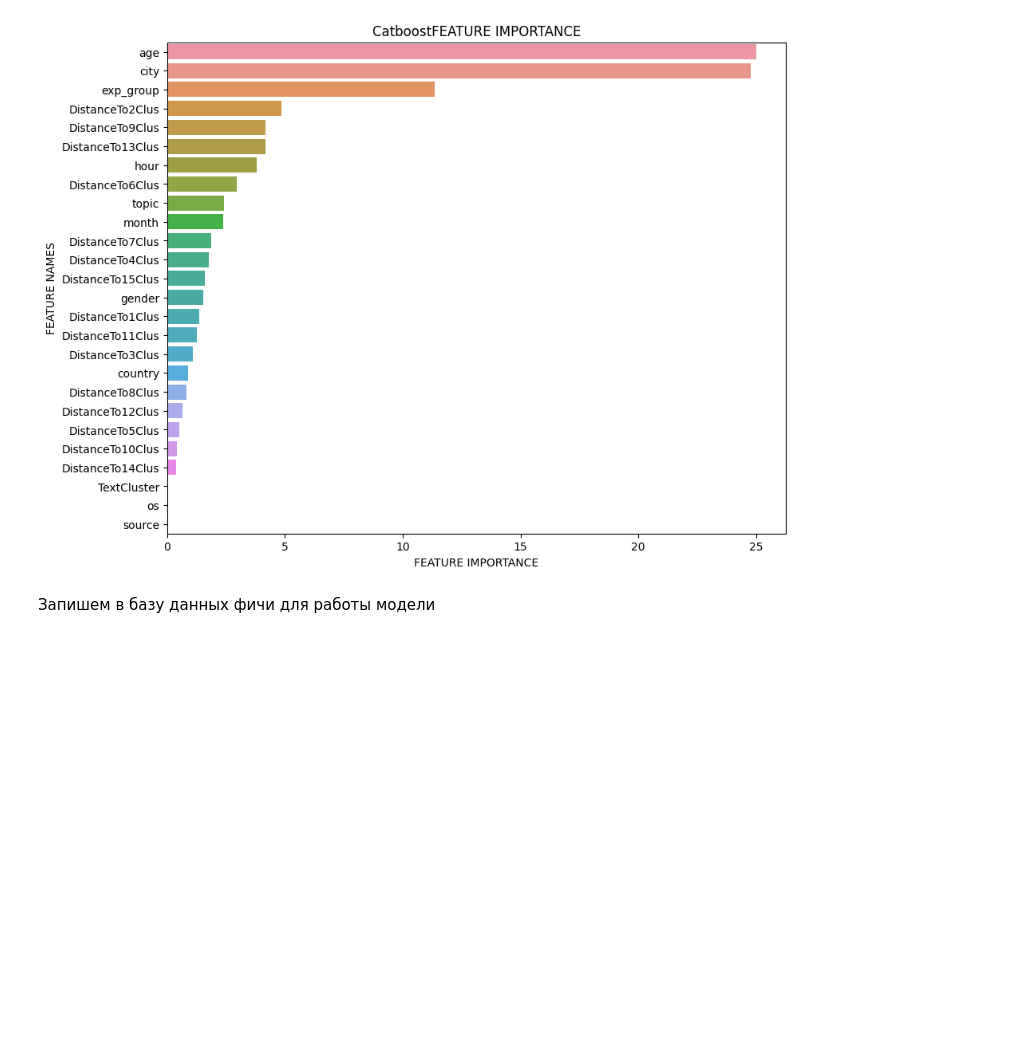
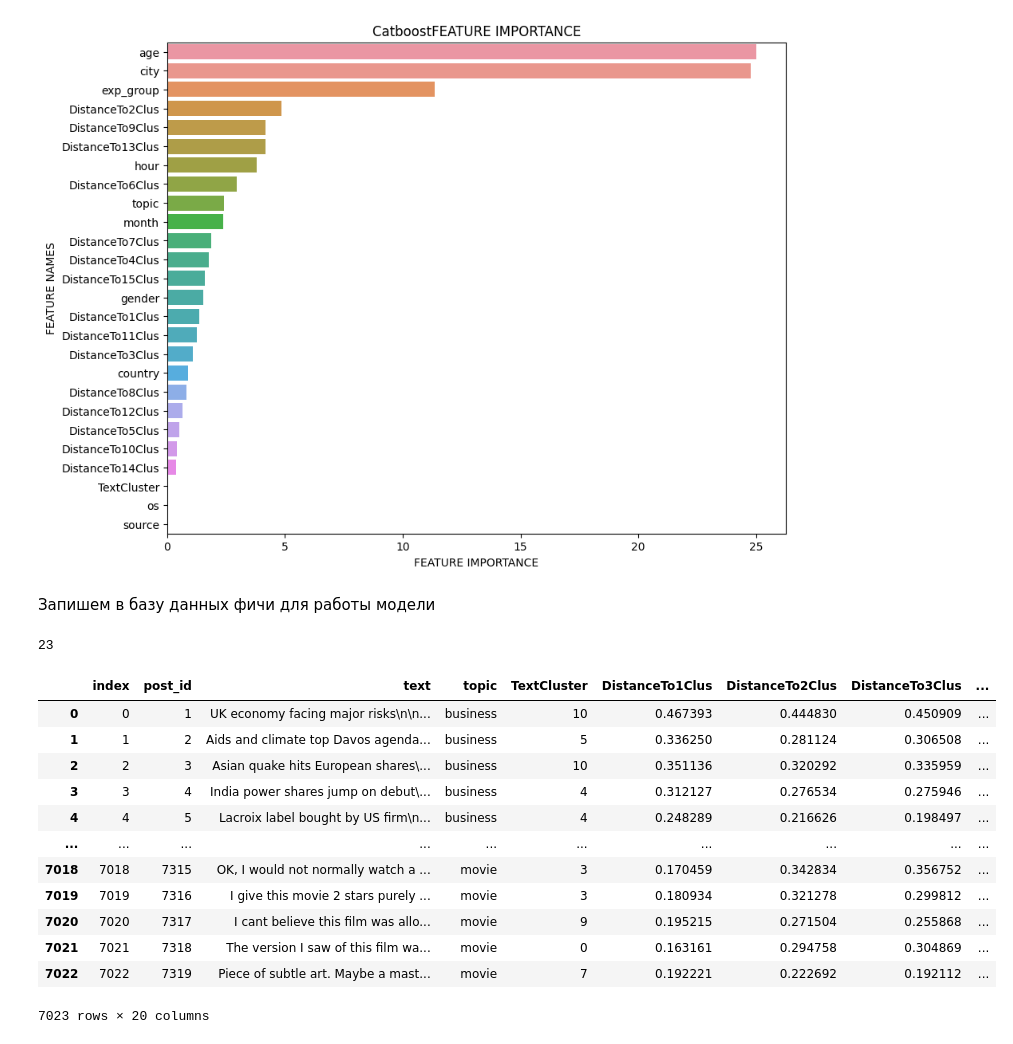
Before and after one commit to Dmitrysw/recom_sys, a Jupyter notebook: Baseline.ipynb, the cells around one changed output. Drawn from its saved outputs; the diff is of its cells as text; code cells hidden in the pictures; blank space fills up the shorter version.

```diff
--- a/Baseline.ipynb
+++ b/Baseline.ipynb
@@ -467,9 +467,32 @@ catboost.save_model(
 Запишем в базу данных фичи для работы модели
 # %%
 posts_info.to_sql(
-   "posts_info_features",
+   "posts_info_features_shat",
     con="postgresql://robot-startml-ro:pheiph0hahj1Vaif@"
-        "postgres.lab.karpov.courses:6432/startml",
-    schema="public",
-    if_exists='replace'
-   )
+        "postgres.lab.karpov.courses:6432/startml")
+# %% [output]
+23
+# %%
+#Тест
+test_ = pd.read_sql(
+    """SELECT * FROM public.posts_info_features_shat""",
+
+    con="postgresql://robot-startml-ro:pheiph0hahj1Vaif@"
+        "postgres.lab.karpov.courses:6432/startml"
+)
+
+test_
+# %% [output]
+|  | index | post_id | text | topic | TextCluster | DistanceTo1Clus | DistanceTo2Clus | DistanceTo3Clus | ... |
+| 0 | 0 | 1 | UK economy facing major risks\n\n... | business | 10 | 0.467393 | 0.444830 | 0.450909 | ... |
+| 1 | 1 | 2 | Aids and climate top Davos agenda... | business | 5 | 0.336250 | 0.281124 | 0.306508 | ... |
+| 2 | 2 | 3 | Asian quake hits European shares\... | business | 10 | 0.351136 | 0.320292 | 0.335959 | ... |
+| 3 | 3 | 4 | India power shares jump on debut\... | business | 4 | 0.312127 | 0.276534 | 0.275946 | ... |
+| 4 | 4 | 5 | Lacroix label bought by US firm\n... | business | 4 | 0.248289 | 0.216626 | 0.198497 | ... |
+| ... | ... | ... | ... | ... | ... | ... | ... | ... | ... |
+| 7018 | 7018 | 7315 | OK, I would not normally watch a ... | movie | 3 | 0.170459 | 0.342834 | 0.356752 | ... |
+| 7019 | 7019 | 7316 | I give this movie 2 stars purely ... | movie | 3 | 0.180934 | 0.321278 | 0.299812 | ... |
+| 7020 | 7020 | 7317 | I cant believe this film was allo... | movie | 9 | 0.195215 | 0.271504 | 0.255868 | ... |
+| 7021 | 7021 | 7318 | The version I saw of this film wa... | movie | 0 | 0.163161 | 0.294758 | 0.304869 | ... |
+| 7022 | 7022 | 7319 | Piece of subtle art. Maybe a mast... | movie | 7 | 0.192221 | 0.222692 | 0.192112 | ... |
+7023 rows × 20 columns
```
Also changed, not shown: 1 other file.
